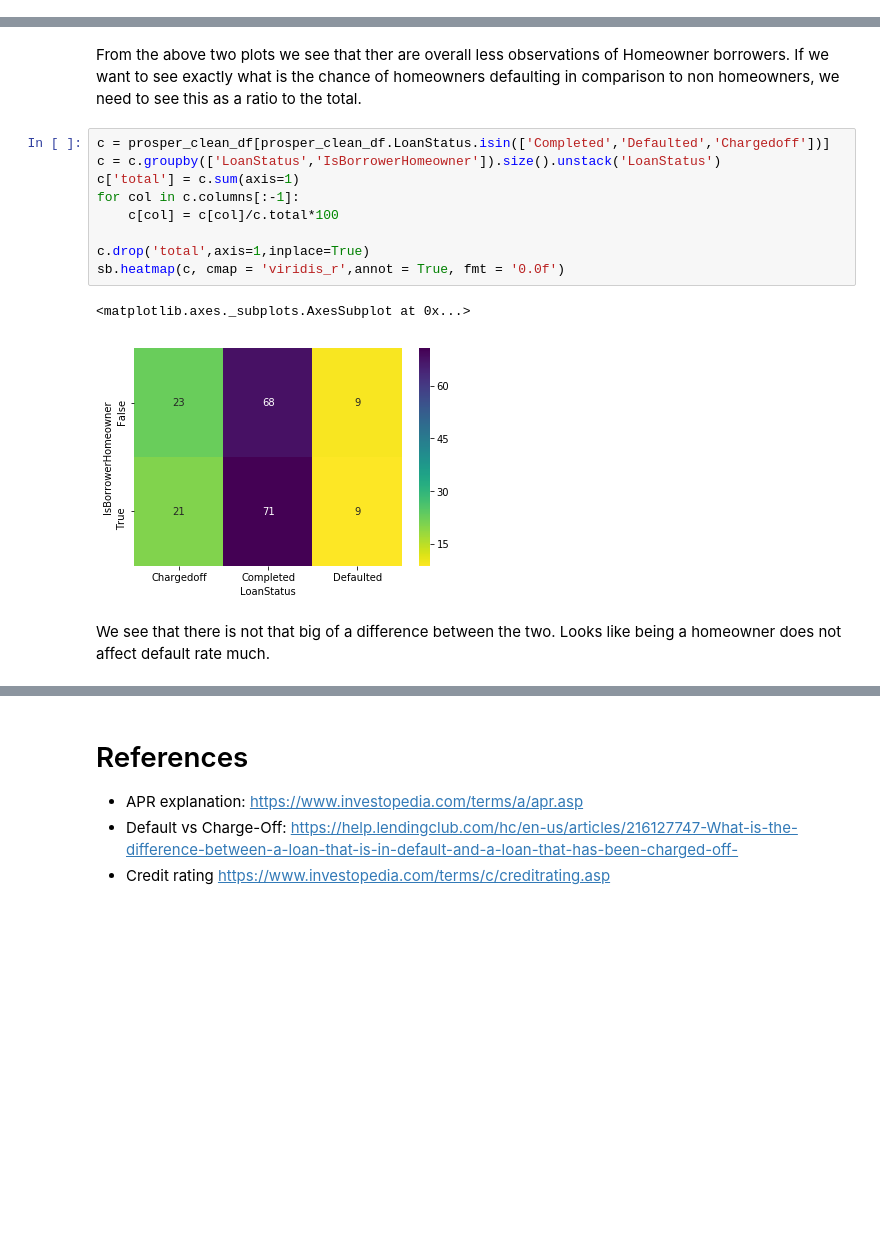
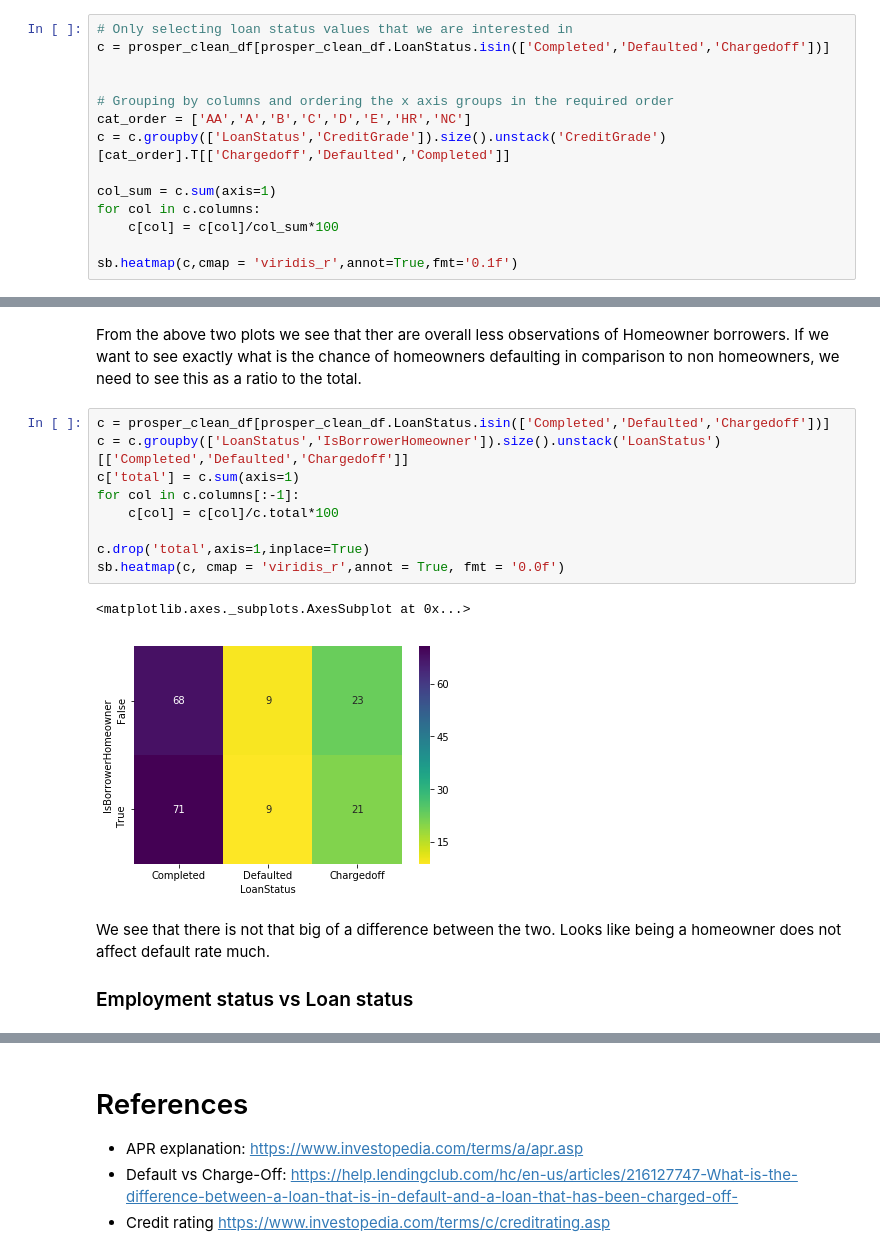
Before and after one commit to rashokanand/explore_prosper_loan_data, a Jupyter notebook: exploration_notebook.ipynb, the cells around one changed output, grey strips where cells are left out. Saved outputs shown, nothing was run; the diff lists cells and outputs as text; blank space fills up the shorter version.

```diff
--- a/exploration_notebook.ipynb
+++ b/exploration_notebook.ipynb
@@ -359,0 +361,14 @@ Looking at the same variables in the form of a heatmap above, we can draw the sa
+# %%
+# Only selecting loan status values that we are interested in
+c = prosper_clean_df[prosper_clean_df.LoanStatus.isin(['Completed','Defaulted','Chargedoff'])]
+
+
+# Grouping by columns and ordering the x axis groups in the required order
+cat_order = ['AA','A','B','C','D','E','HR','NC']
+c = c.groupby(['LoanStatus','CreditGrade']).size().unstack('CreditGrade')[cat_order].T[['Chargedoff','Defaulted','Completed']]
+
+col_sum = c.sum(axis=1)
+for col in c.columns:
+    c[col] = c[col]/col_sum*100
+
+sb.heatmap(c,cmap = 'viridis_r',annot=True,fmt='0.1f')
@@ -380,15 +403,16 @@ sb.heatmap(c, cmap = 'viridis_r',annot = True, fmt = '0.0f')
 From the above two plots we see that ther are overall less observations of Homeowner borrowers. If we want to see exactly what is the chance of homeowners defaulting in comparison to non homeowners, we need to see this as a ratio to the total.
 # %%
 c = prosper_clean_df[prosper_clean_df.LoanStatus.isin(['Completed','Defaulted','Chargedoff'])]
-c = c.groupby(['LoanStatus','IsBorrowerHomeowner']).size().unstack('LoanStatus')
+c = c.groupby(['LoanStatus','IsBorrowerHomeowner']).size().unstack('LoanStatus')[['Completed','Defaulted','Chargedoff']]
 c['total'] = c.sum(axis=1)
 for col in c.columns[:-1]:
     c[col] = c[col]/c.total*100
 
 c.drop('total',axis=1,inplace=True)
 sb.heatmap(c, cmap = 'viridis_r',annot = True, fmt = '0.0f')
 # %% [output]
 <matplotlib.axes._subplots.AxesSubplot at 0x...>
-[figure, old version]
+[figure, new version]
 # %% [markdown]
 We see that there is not that big of a difference between the two. Looks like being a homeowner does not affect default rate much.
+### Employment status vs Loan status
```
Also changed, not shown: parts of 7 cells of this notebook.
